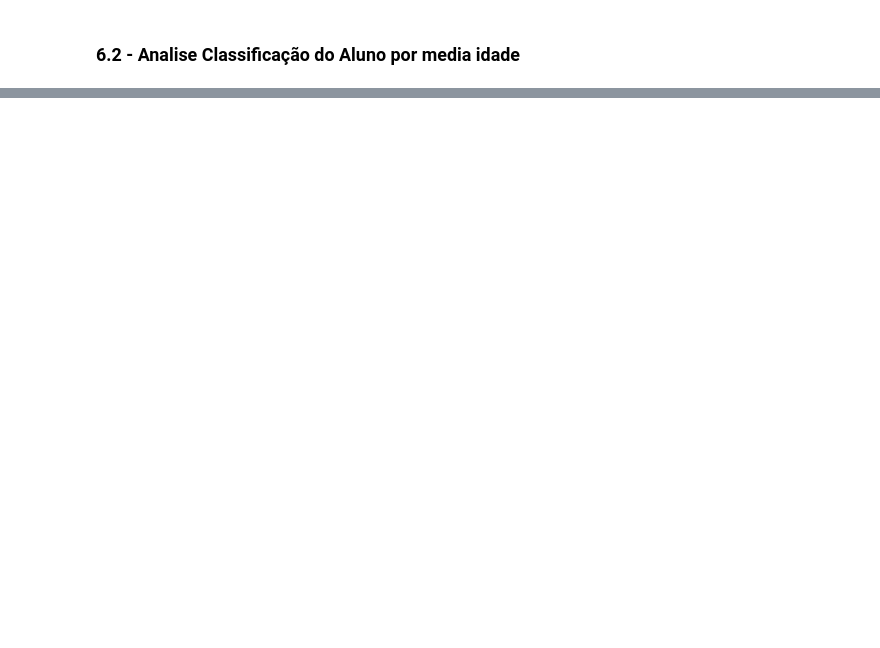
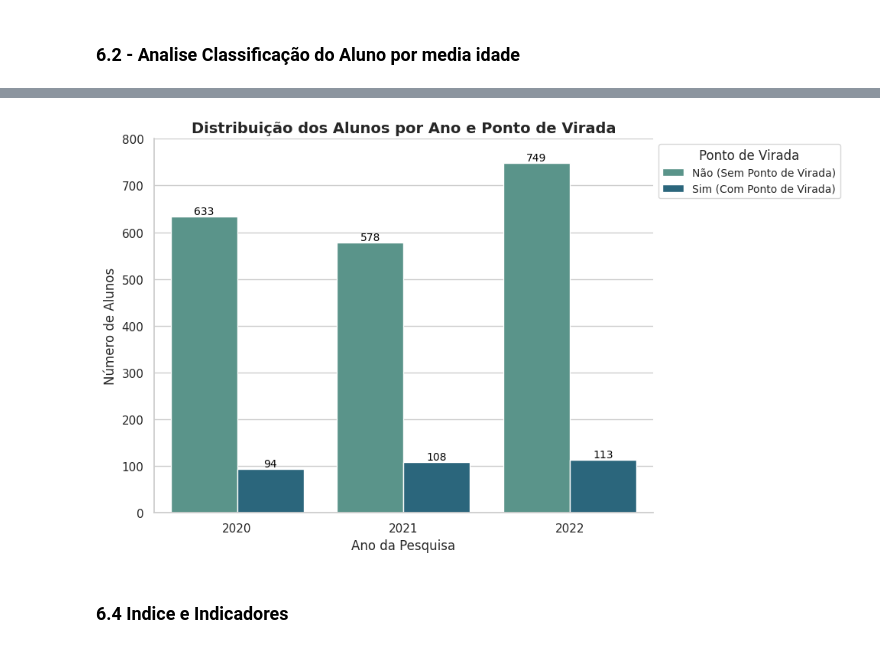
Before and after one commit to r-zambotti/Data_Analytics_Datathon_Grupo-60, a Jupyter notebook: Data_Analytics_Datathon_Grupo_60.ipynb, the cells around one changed output, grey strips where cells are left out. Cells and saved outputs as stored; diff of their text form; code cells hidden in the pictures; blank space fills up the shorter version.

```diff
--- a/Data_Analytics_Datathon_Grupo_60.ipynb
+++ b/Data_Analytics_Datathon_Grupo_60.ipynb
@@ -523,0 +564,46 @@ plt.show()
+# %%
+# Configurando o tema
+sns.set_theme(style="whitegrid")
+
+# Criando o gráfico
+fig, ax = plt.subplots(figsize=(10, 6))  # Ajuste do tamanho
+sns.countplot(
+    data=df_alunos_tratado,
+    x='ANO_PESQUISA',
+    hue='PONTO_VIRADA',
+    palette='crest',
+    ax=ax
+)
+
+# Título e rótulos
+plt.title('Distribuição dos Alunos por Ano e Ponto de Virada', fontsize=14, fontweight='bold')
+ax.set_xlabel('Ano da Pesquisa', fontsize=12)
+ax.set_ylabel('Número de Alunos', fontsize=12)
+
+for p in ax.patches:
+    if p.get_height() > 0:  # Evita exibir valores para barras com altura zero
+        ax.annotate(
+            f'{int(p.get_height())}',
+            (p.get_x() + p.get_width() / 2., p.get_height()),
+            ha='center', va='center', fontsize=10, color='black', xytext=(0, 5),
+            textcoords='offset points'
+        )
+# Ajustando o eixo Y (intervalos regulares)
+plt.yticks(np.arange(0, 900, 100))  # Alterado para intervalos menores
+
+# Ajustando a legenda
+plt.legend(
+    ['Não (Sem Ponto de Virada)', 'Sim (Com Ponto de Virada)'],
+    loc='upper left', bbox_to_anchor=(1, 1), fontsize=10, title='Ponto de Virada'
+)
+
+# Melhorando o layout
+sns.despine()
+plt.tight_layout()
+
+# Exibir o gráfico
+plt.show()
+# %% [output]
+[figure, added]
+# %% [markdown]
+### 6.4 Indice e Indicadores
```
Also changed, not shown: parts of 7 cells of this notebook.
